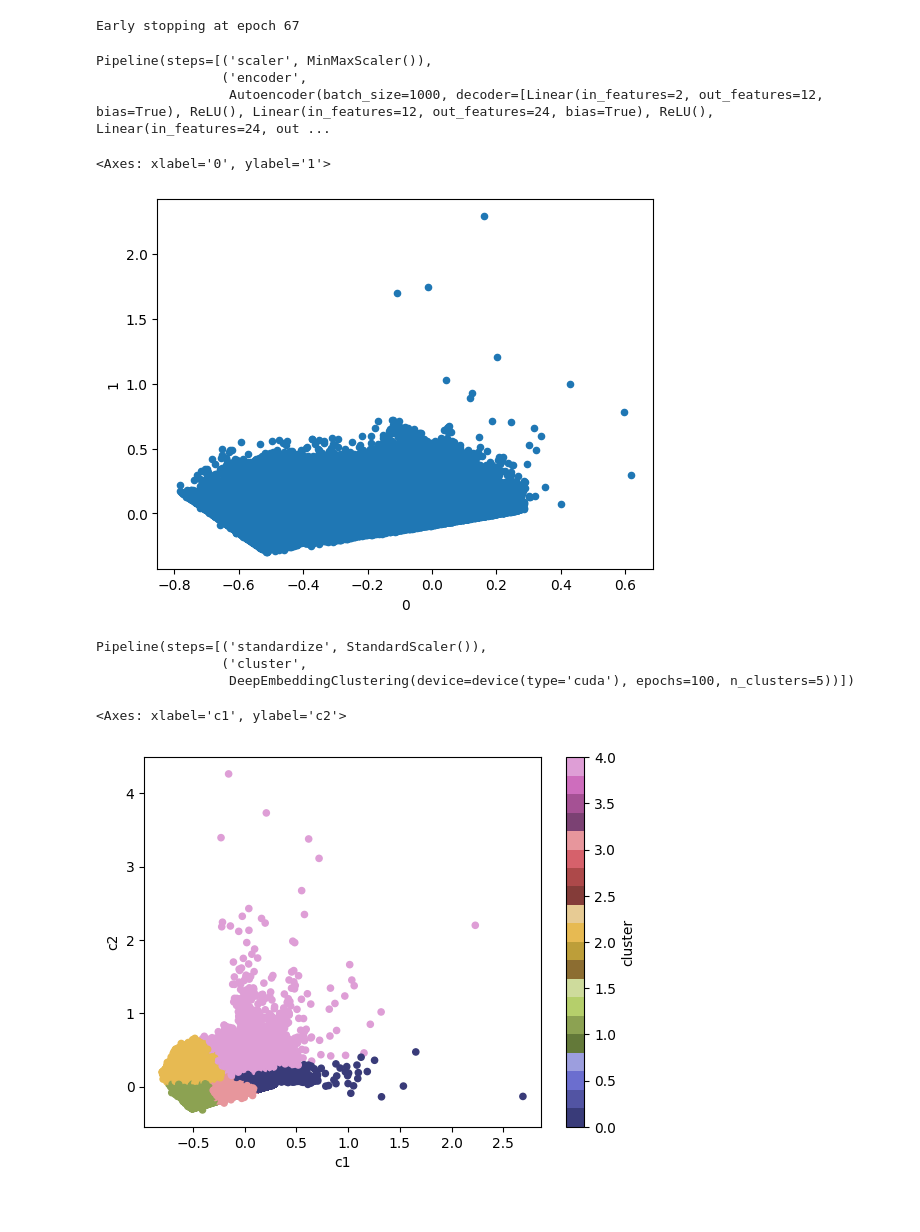
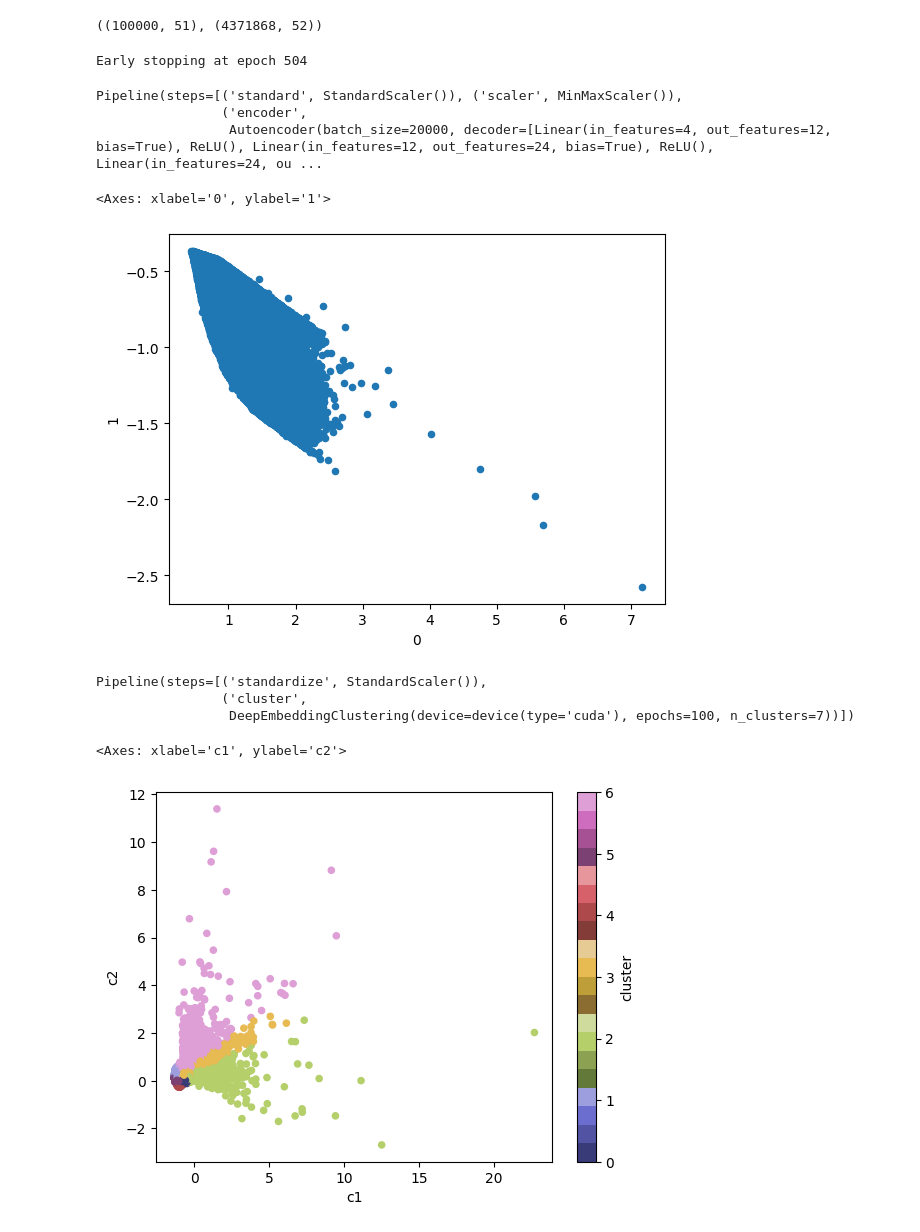
Before and after one commit to RobertDeLaCruzNEU/CS7180-GROUP-007-RecSys, a Jupyter notebook: video-clustering.ipynb, the cells around one changed output. Cells and saved outputs as stored; diff of their text form; code cells hidden in the pictures.

Commit message:
added video preprocessing

```diff
--- a/video-clustering.ipynb
+++ b/video-clustering.ipynb
@@ -17,60 +17,65 @@ import torch.nn as nn
 pd.options.display.max_columns = None
 # %%
 videos  = pd.read_csv("./data/KuaiRand-1K/data/video_features_statistic_1k.csv")
-X = videos.drop('video_id', axis=1)
+X = videos.drop('video_id', axis=1).sample(100000, random_state=42)
+# %%
+X.shape, videos.shape
+# %% [output]
+((100000, 51), (4371868, 52))
 # %%
 device = "cuda"
 
 encoder = Pipeline([
+    ('standard', StandardScaler()),
     ('scaler', MinMaxScaler()),
     ('encoder', Autoencoder(
         encoder=[
             nn.Linear(51, 24), nn.ReLU(),
             nn.Linear(24, 12), nn.ReLU(),
-            nn.Linear(12, 2)],
+            nn.Linear(12, 4)],
         decoder=[
-            nn.Linear(2, 12), nn.ReLU(),
+            nn.Linear(4, 12), nn.ReLU(),
             nn.Linear(12, 24), nn.ReLU(),
             nn.Linear(24, 51)],
-        lr=1e-3,
-        batch_size=1000,
-        epochs=100,
-        min_delta=1e-9,
+        lr=1e-4,
+        batch_size=20000,
+        epochs=10000,
+        min_delta=1e-6,
         device=device
     ))
 ])
 
 encoder.fit(X)
 # %% [output]
-Early stopping at epoch 67
+Early stopping at epoch 504
-Pipeline(steps=[('scaler', MinMaxScaler()),
+Pipeline(steps=[('standard', StandardScaler()), ('scaler', MinMaxScaler()),
                 ('encoder',
-                 Autoencoder(batch_size=1000, decoder=[Linear(in_features=2, out_features=12, bias=True), ReLU(), Linear(in_features=12, out_features=24, bias=True), ReLU(), Linear(in_features=24, out ...
+                 Autoencoder(batch_size=20000, decoder=[Linear(in_features=4, out_features=12, bias=True), ReLU(), Linear(in_features=12, out_features=24, bias=True), ReLU(), Linear(in_features=24, ou ...
 # %%
 X_encoded = encoder.transform(X.sample(100000, random_state=42))
 pd.DataFrame(X_encoded).plot.scatter(x=0, y=1)
 # %% [output]
 <Axes: xlabel='0', ylabel='1'>
-[figure, old version]
+[figure, new version]
 # %%
 clustering = Pipeline([
     ('standardize', StandardScaler()),
-    ('cluster', DeepEmbeddingClustering( n_clusters=5, epochs=100, device=device ))
+    ('cluster', DeepEmbeddingClustering( n_clusters=7, epochs=100, device=device ))
 ])
 clustering.fit(X_encoded)
 # %% [output]
 Pipeline(steps=[('standardize', StandardScaler()),
                 ('cluster',
-                 DeepEmbeddingClustering(device=device(type='cuda'), epochs=100, n_clusters=5))])
+                 DeepEmbeddingClustering(device=device(type='cuda'), epochs=100, n_clusters=7))])
 # %%
-components = encoder.transform(X)
+components = encoder.transform(videos.drop('video_id', axis=1))
 components = pd.DataFrame(components, columns=['c1', 'c2'])
 components['cluster'] = clustering.predict(components)
 components['video_id'] = videos['video_id']
 
 pd.DataFrame(components).plot.scatter(x=0, y=1, c='cluster', cmap='tab20b')
 # %% [output]
 <Axes: xlabel='c1', ylabel='c2'>
-[figure, old version]
+[figure, new version]
 # %%
 components.to_csv('./data/KuaiRand-1K/data/video_clusters.csv', index=False)
```
